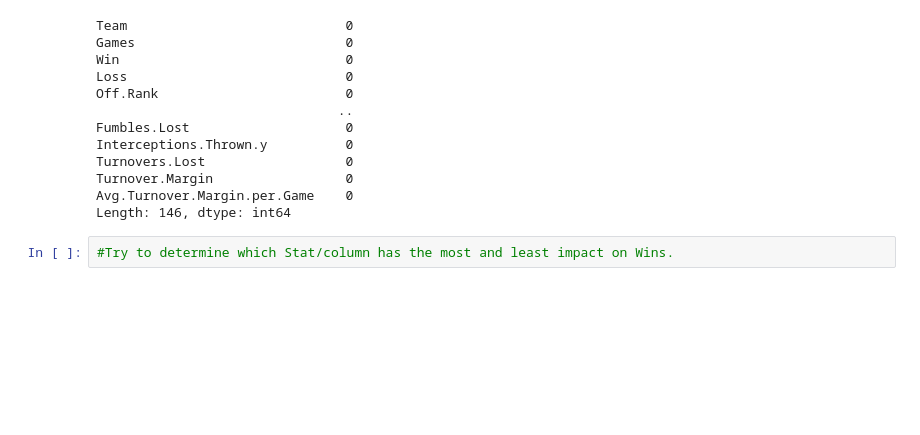
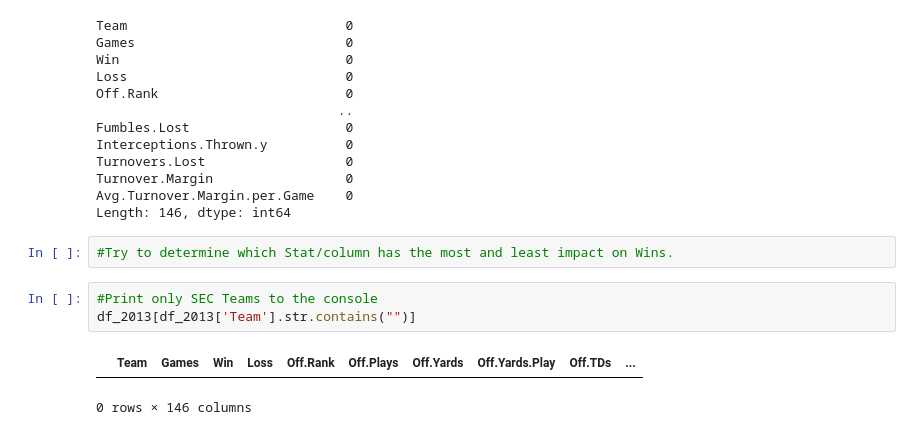
Before and after one commit to jdwrhodes/College_Football_Analysis, a Jupyter notebook: code_files/dftest.ipynb, the cells around one changed output. Saved outputs shown, nothing was run; the diff lists cells and outputs as text; blank space fills up the shorter version.

```diff
--- a/code_files/dftest.ipynb
+++ b/code_files/dftest.ipynb
@@ -92,3 +92,9 @@ Avg.Turnover.Margin.per.Game    0
 Length: 146, dtype: int64
 # %%
 #Try to determine which Stat/column has the most and least impact on Wins.
+# %%
+#Print only SEC Teams to the console
+df_2013[df_2013['Team'].str.contains("")]
+# %% [output]
+|  | Team | Games | Win | Loss | Off.Rank | Off.Plays | Off.Yards | Off.Yards.Play | Off.TDs | ... |
+0 rows × 146 columns
```
Also changed, not shown: parts of 5 cells of this notebook.
